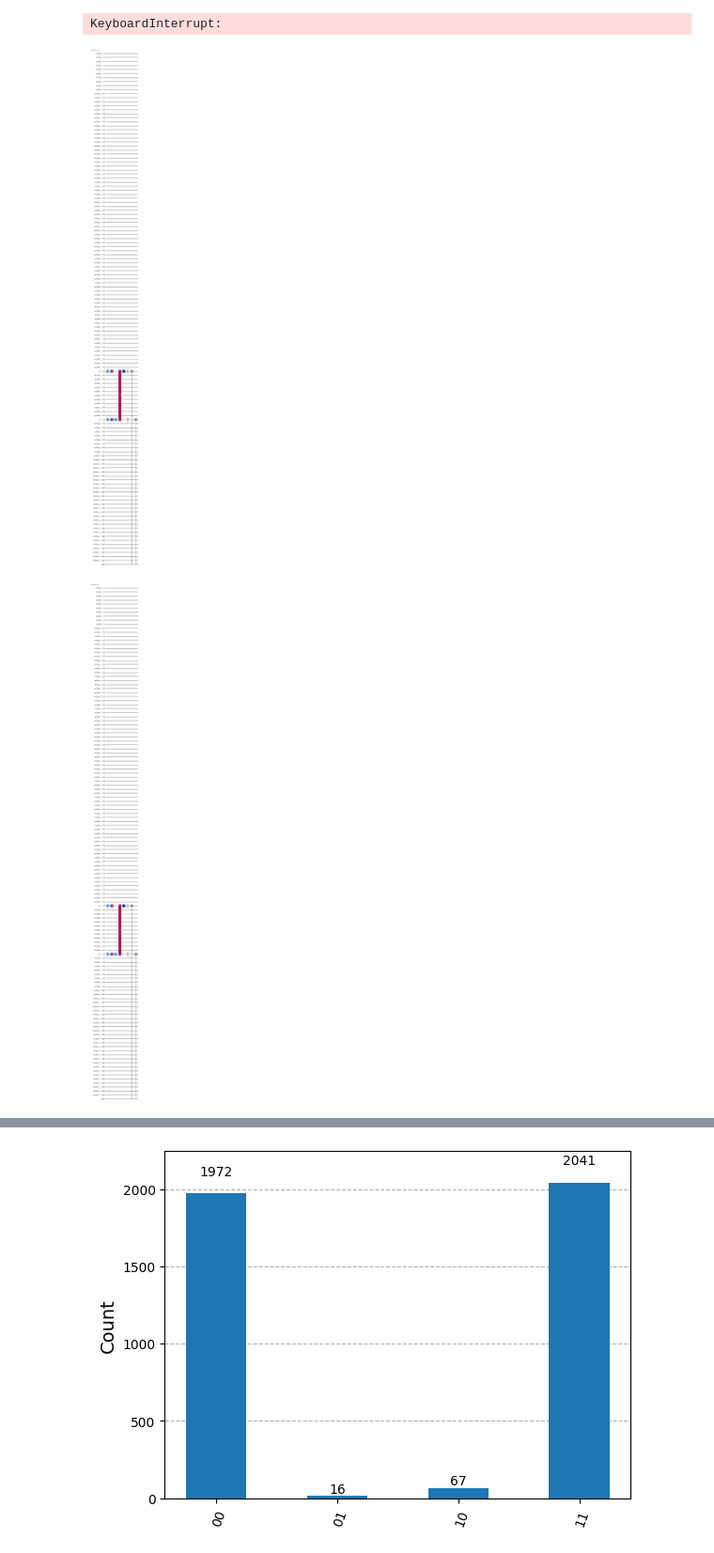
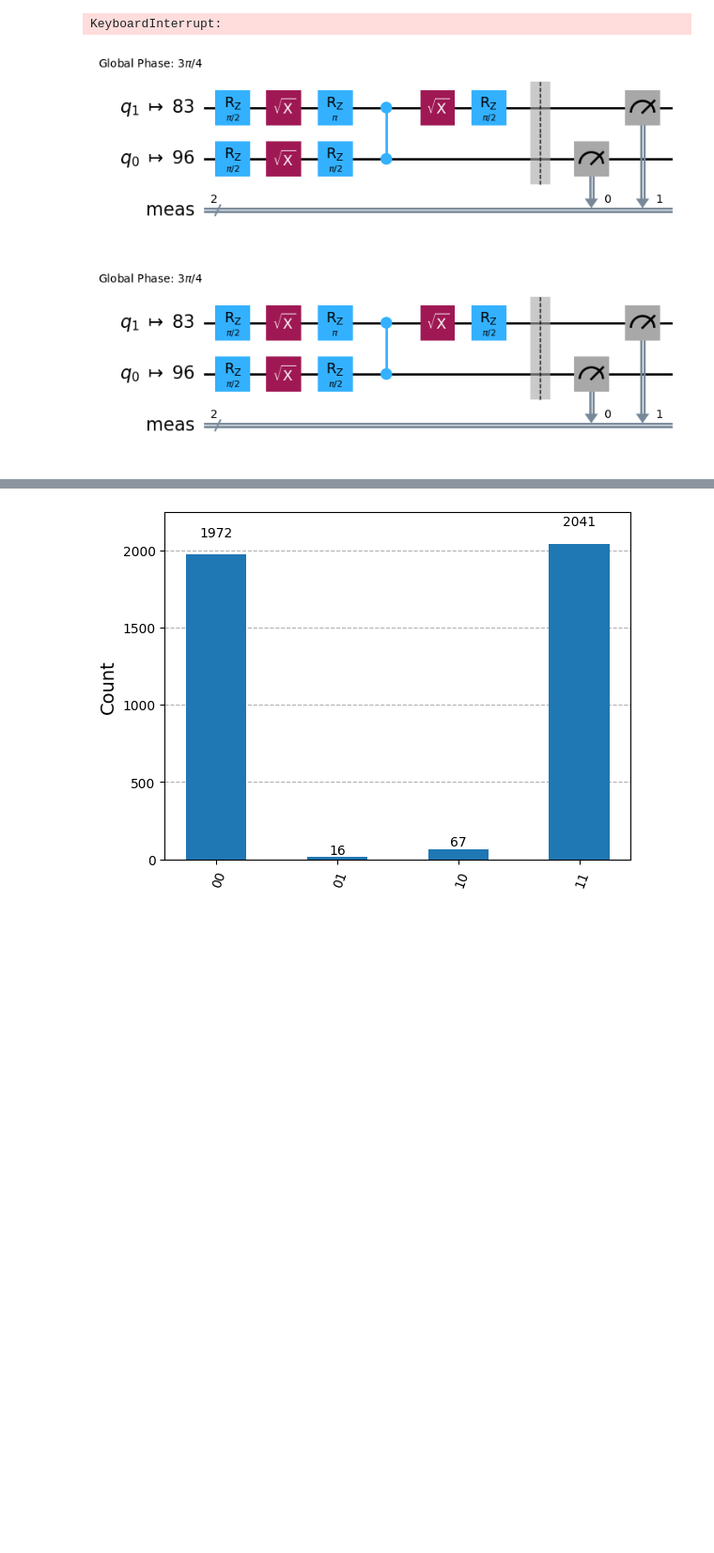
Before and after one commit to SAGRAERA/LectureNoteSample, a Jupyter notebook: exercise.ipynb, the cells around one changed output, grey strips where cells are left out. Shown at 94% size. Drawn from its saved outputs; the diff is of its cells as text; code cells hidden in the pictures; blank space fills up the shorter version.

```diff
--- a/exercise.ipynb
+++ b/exercise.ipynb
@@ -191,10 +192,10 @@ backend_least_busy = service.least_busy()
 # %%
 transpiled_qc_real = transpile(qc, backend_least_busy)
 
-transpiled_qc_real.draw('mpl')
+transpiled_qc_real.draw('mpl', idle_wires=False)
 # %% [output]
-[figure, old version]
+[figure, new version]
-[figure, old version]
+[figure, new version]
 # %%
 sampler = Sampler(mode=backend_least_busy)
 
```
Also changed, not shown: parts of 8 cells of this notebook, 1 other file.
